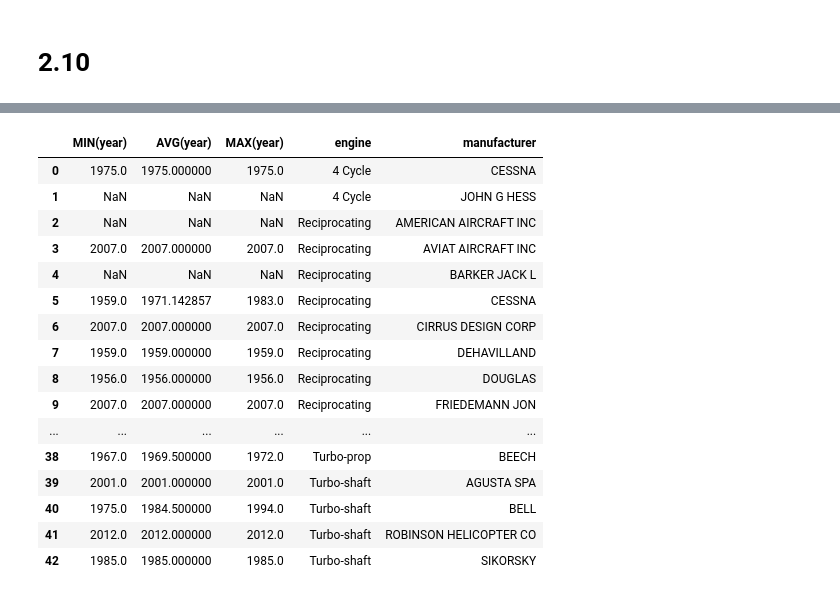
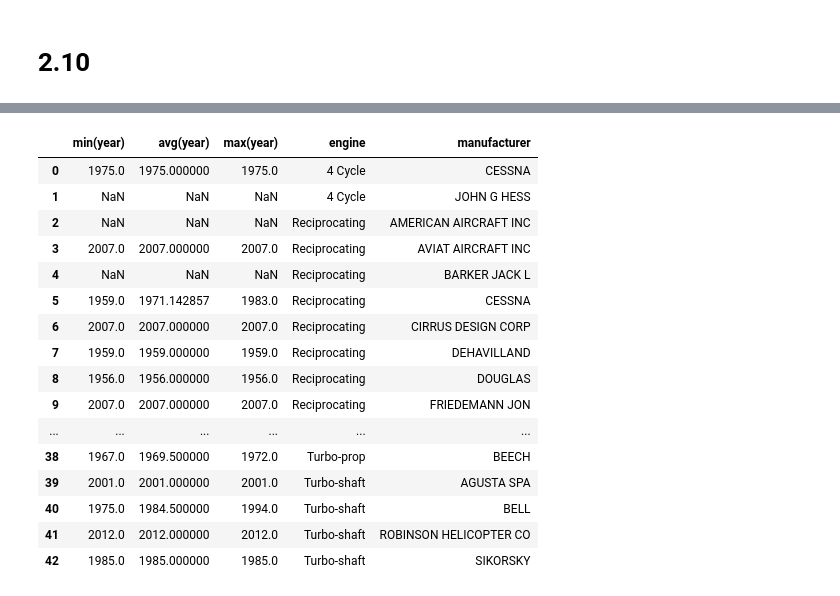
Before and after one commit to sweettirexkiller/numpy-learning, a Jupyter notebook: pandas-exercises.ipynb, the cells around one changed output, grey strips where cells are left out. Drawn from its saved outputs; the diff is of its cells as text; code cells hidden in the pictures.

```diff
--- a/pandas-exercises.ipynb
+++ b/pandas-exercises.ipynb
@@ -287,8 +298,8 @@ for row in con.execute('Select count(*), engine, type from planes group by engin
 # %%
-sql_result = pd.read_sql_query('SELECT MIN(year), AVG(year), MAX(year), engine, manufacturer FROM planes GROUP BY engine, manufacturer', con)
-sql_result
+sql_result5 = pd.read_sql_query('select min(year), avg(year), max(year),engine,manufacturer from planes group by engine, manufacturer',con)
+sql_result5
 # %% [output]
-|  | MIN(year) | AVG(year) | MAX(year) | engine | manufacturer |
+|  | min(year) | avg(year) | max(year) | engine | manufacturer |
 | 0 | 1975.0 | 1975.000000 | 1975.0 | 4 Cycle | CESSNA |
 | 1 | NaN | NaN | NaN | 4 Cycle | JOHN G HESS |
 | 2 | NaN | NaN | NaN | Reciprocating | AMERICAN AIRCRAFT INC |
```
Also changed, not shown: parts of 7 cells of this notebook.
